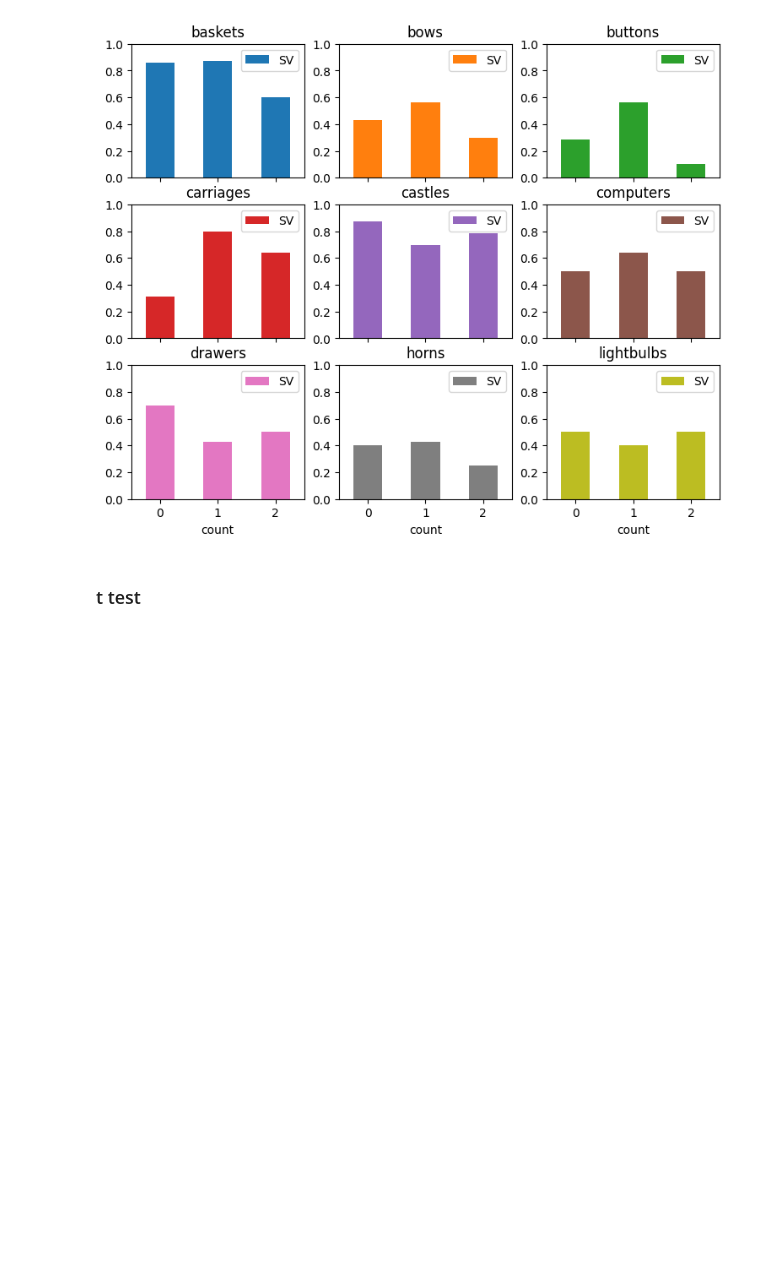
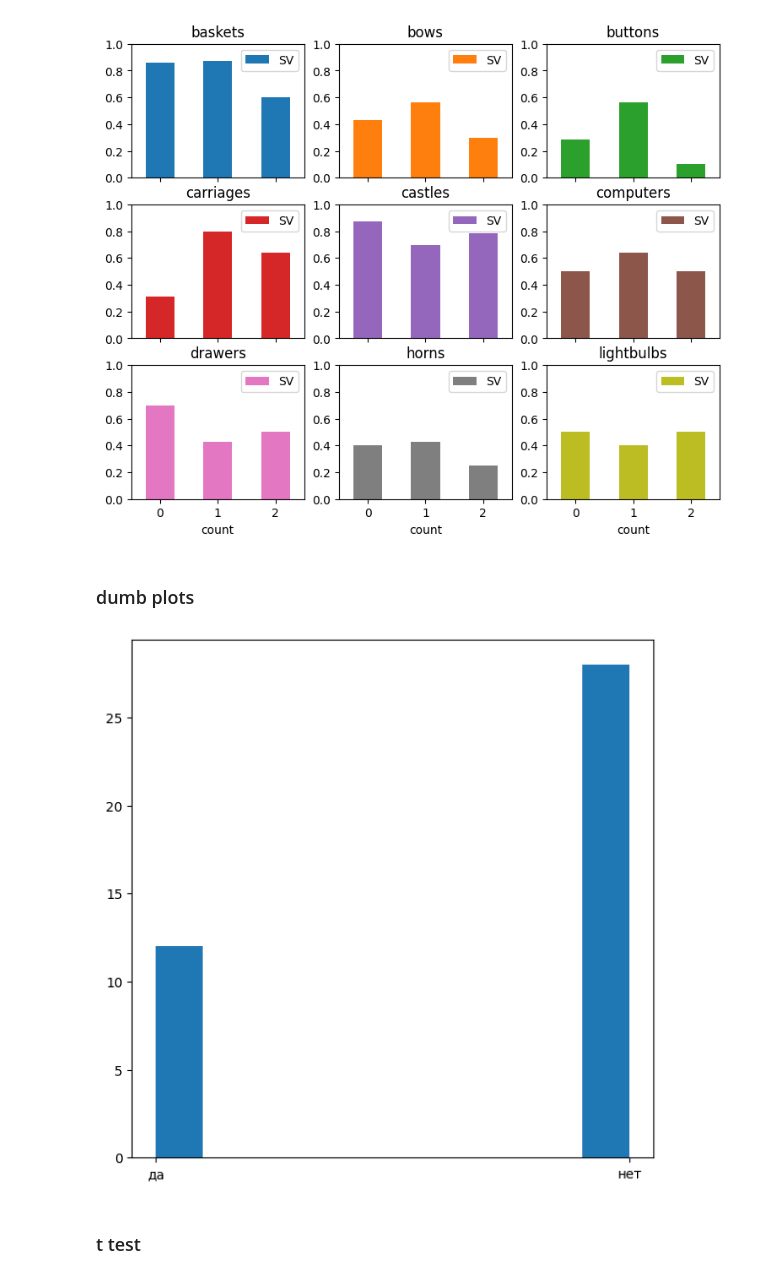
Before and after one commit to retroflexivity/expres-conditionals, a Jupyter notebook: anal.ipynb, the cells around one changed output. Cells and saved outputs as stored; diff of their text form; code cells hidden in the pictures; blank space fills up the shorter version.

```diff
--- a/anal.ipynb
+++ b/anal.ipynb
@@ -115,6 +107,16 @@ from scipy import stats
 df_zero = target[target['count'] == 0]
 df_one = target[target['count'] == 1]
 df_two = target[target['count'] == 2]
+# %% [markdown]
+### dumb plots
+# %%
+resps = target.groupby('id').first()
+# %%
+plt.figure(figsize=(7, 7))
+plt.hist(resps.linguist)
+plt.show()
+# %% [output]
+[figure, added]
 # %% [markdown]
 ### t test
 # %%
```
Also changed, not shown: parts of 23 cells of this notebook.
